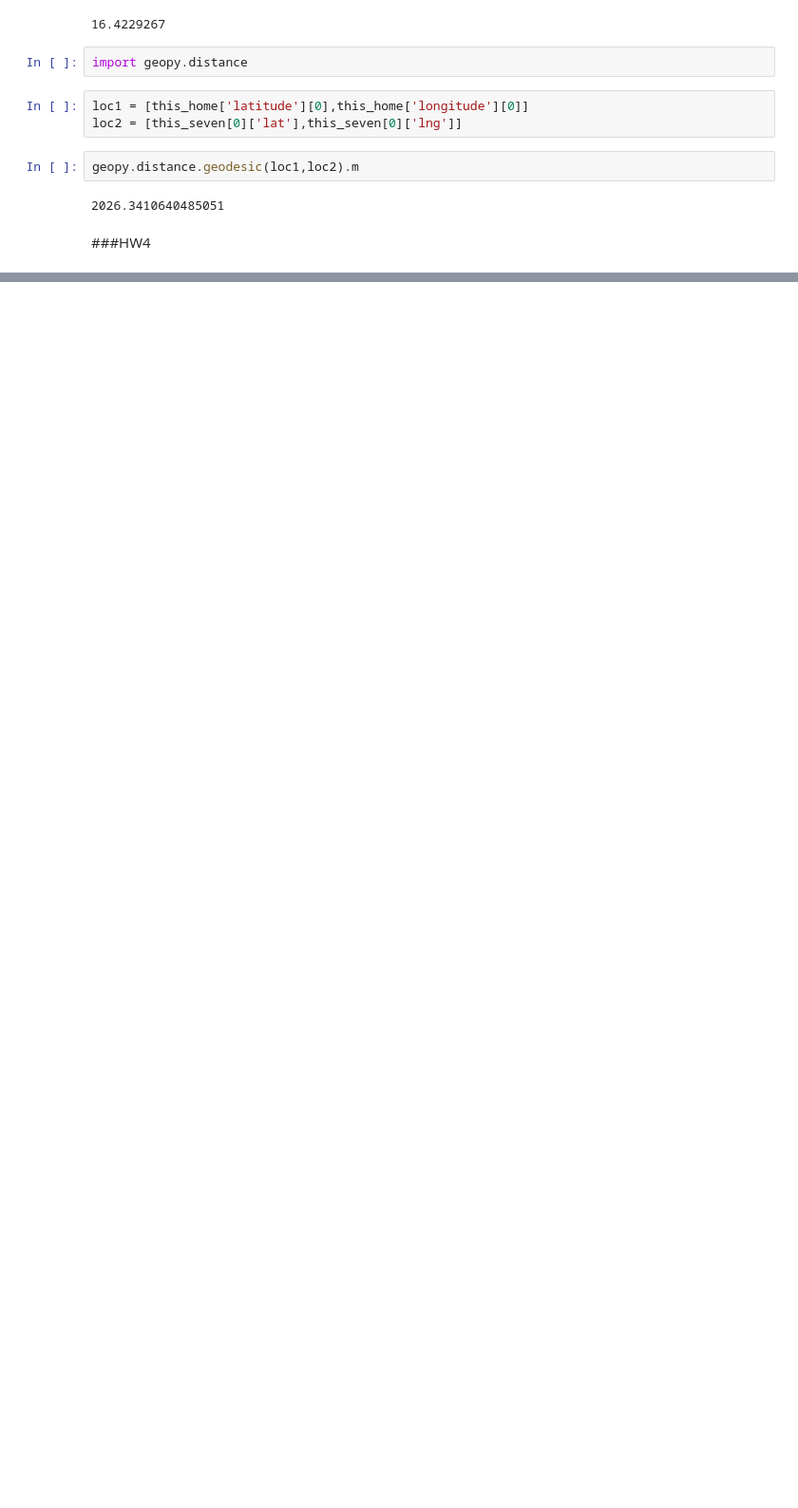
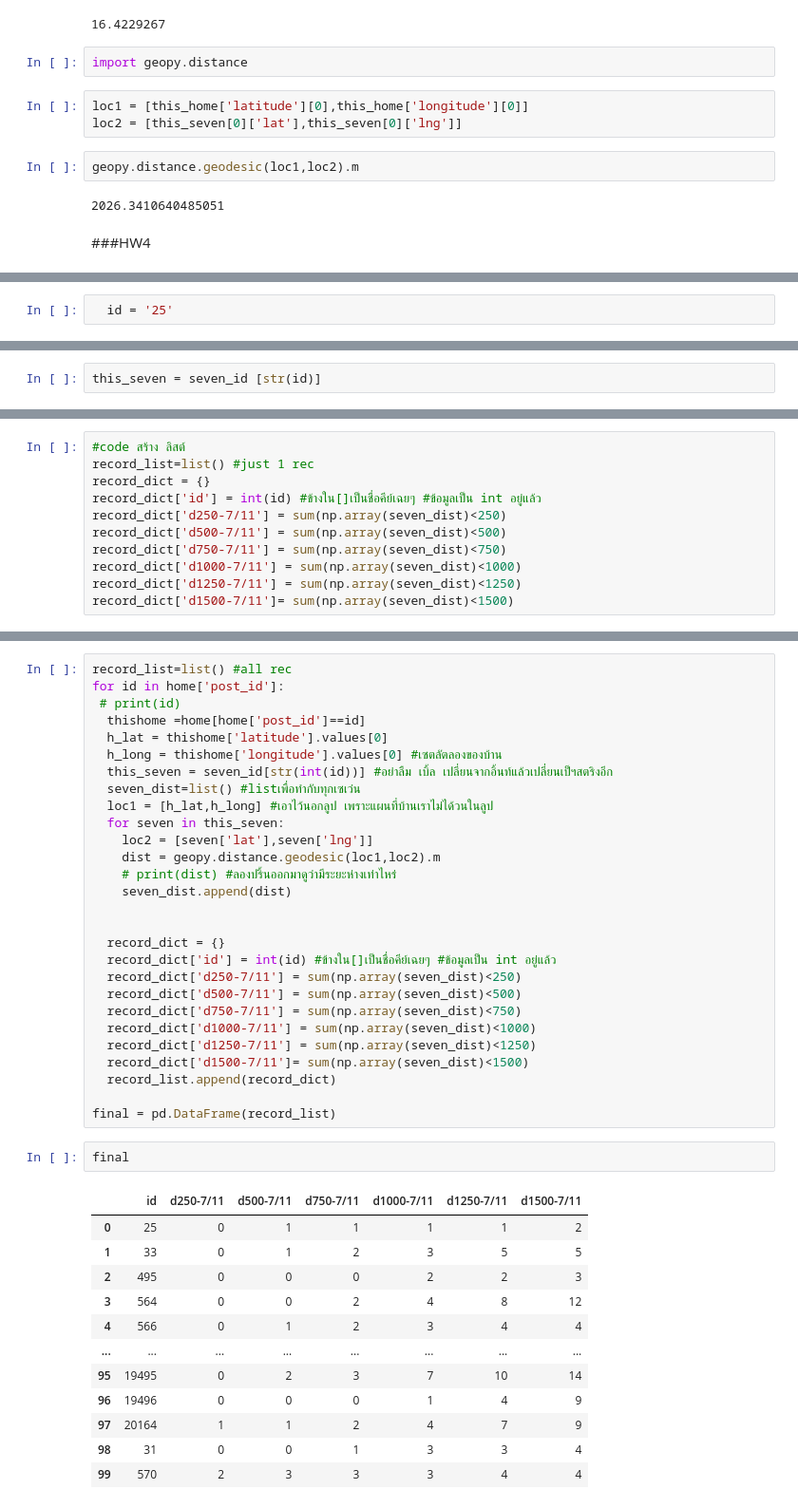
Before and after one commit to kumoromilee/bsc_dpdm22, a Jupyter notebook: [dataprep2]_GIS_point_of_interest_data.ipynb, the cells around one changed output, grey strips where cells are left out. Shown at 95% size. Cells and saved outputs as stored; diff of their text form; blank space fills up the shorter version.

```diff
--- a/[dataprep2]_GIS_point_of_interest_data.ipynb
+++ b/[dataprep2]_GIS_point_of_interest_data.ipynb
@@ -214,0 +247,2 @@ seven_df.head()
+# %%
+  id = '25'
@@ -214,0 +253,2 @@ seven_df.head()
+# %%
+this_seven = seven_id [str(id)]
@@ -214,0 +351,11 @@ seven_df.head()
+# %%
+#code สร้าง ลิสต์
+record_list=list() #just 1 rec
+record_dict = {}
+record_dict['id'] = int(id) #ข้างใน[]เป็นชื่อคีย์เฉยๆ #ข้อมูลเป็น int อยู่แล้ว
+record_dict['d250-7/11'] = sum(np.array(seven_dist)<250)
+record_dict['d500-7/11'] = sum(np.array(seven_dist)<500)
+record_dict['d750-7/11'] = sum(np.array(seven_dist)<750)
+record_dict['d1000-7/11'] = sum(np.array(seven_dist)<1000)
+record_dict['d1250-7/11'] = sum(np.array(seven_dist)<1250)
+record_dict['d1500-7/11']= sum(np.array(seven_dist)<1500)
@@ -214,0 +395,43 @@ seven_df.head()
+# %%
+record_list=list() #all rec
+for id in home['post_id']:
+ # print(id)
+  thishome =home[home['post_id']==id]
+  h_lat = thishome['latitude'].values[0]
+  h_long = thishome['longitude'].values[0] #เซตลัตลองของบ้าน
+  this_seven = seven_id[str(int(id))] #อย่าลืม เบิ้ล เปลี่ยนจากอิ้นท์แล้วเปลี่ยนเป็ฯสตริงอีก
+  seven_dist=list() #listเพื่อทำกับทุกเซเว่น
+  loc1 = [h_lat,h_long] #เอาไว้นอกลูป เพราะแผนที่บ้านเราไม่ได้วนในลูป
+  for seven in this_seven:
+    loc2 = [seven['lat'],seven['lng']]
+    dist = geopy.distance.geodesic(loc1,loc2).m
+    # print(dist) #ลองปริ้นออกมาดูว่ามีระยะห่างเท่าไหร่
+    seven_dist.append(dist)
+
+
+  record_dict = {}
+  record_dict['id'] = int(id) #ข้างใน[]เป็นชื่อคีย์เฉยๆ #ข้อมูลเป็น int อยู่แล้ว
+  record_dict['d250-7/11'] = sum(np.array(seven_dist)<250)
+  record_dict['d500-7/11'] = sum(np.array(seven_dist)<500)
+  record_dict['d750-7/11'] = sum(np.array(seven_dist)<750)
+  record_dict['d1000-7/11'] = sum(np.array(seven_dist)<1000)
+  record_dict['d1250-7/11'] = sum(np.array(seven_dist)<1250)
+  record_dict['d1500-7/11']= sum(np.array(seven_dist)<1500)
+  record_list.append(record_dict)
+
+final = pd.DataFrame(record_list)
+# %%
+final
+# %% [output]
+|  | id | d250-7/11 | d500-7/11 | d750-7/11 | d1000-7/11 | d1250-7/11 | d1500-7/11 |
+| 0 | 25 | 0 | 1 | 1 | 1 | 1 | 2 |
+| 1 | 33 | 0 | 1 | 2 | 3 | 5 | 5 |
+| 2 | 495 | 0 | 0 | 0 | 2 | 2 | 3 |
+| 3 | 564 | 0 | 0 | 2 | 4 | 8 | 12 |
+| 4 | 566 | 0 | 1 | 2 | 3 | 4 | 4 |
+| ... | ... | ... | ... | ... | ... | ... | ... |
+| 95 | 19495 | 0 | 2 | 3 | 7 | 10 | 14 |
+| 96 | 19496 | 0 | 0 | 0 | 1 | 4 | 9 |
+| 97 | 20164 | 1 | 1 | 2 | 4 | 7 | 9 |
+| 98 | 31 | 0 | 0 | 1 | 3 | 3 | 4 |
+| 99 | 570 | 2 | 3 | 3 | 3 | 4 | 4 |
```
Also changed, not shown: parts of 27 cells of this notebook.
